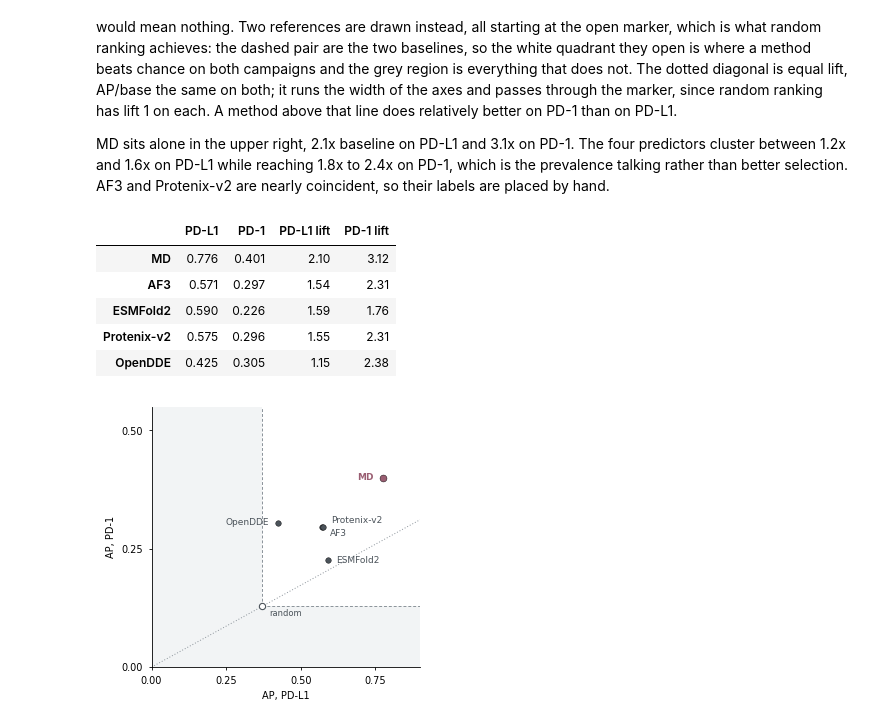
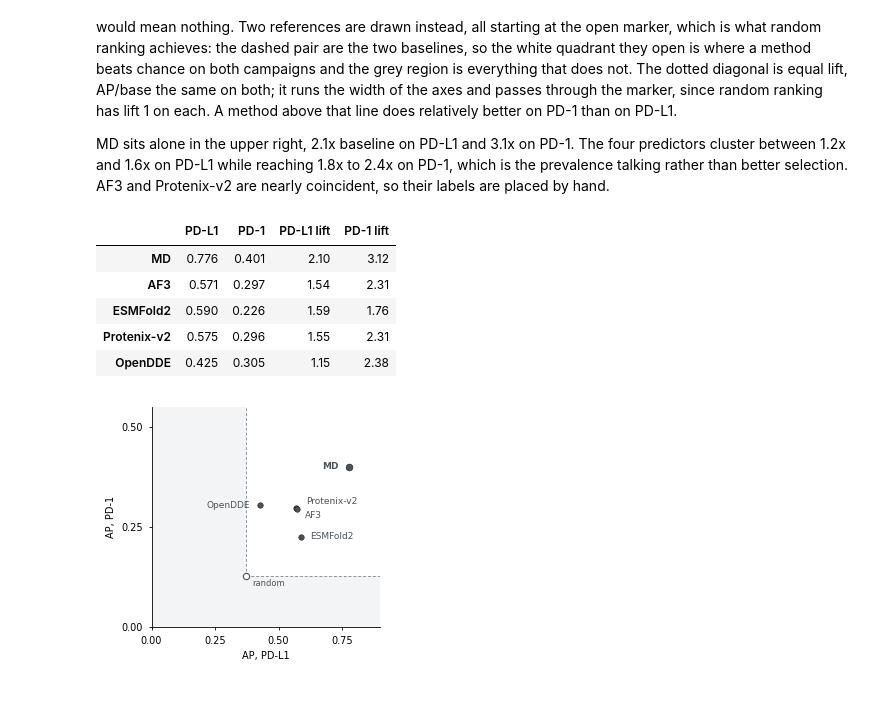
Before and after one commit to Rita-Ann-Roessner/Postdoc-UNIL, a Jupyter notebook: 261111_funnel_paper/Figures.ipynb, the cells around one changed output. Cells and saved outputs as stored; diff of their text form; code cells hidden in the pictures; blank space fills up the shorter version.

```diff
--- a/261111_funnel_paper/Figures.ipynb
+++ b/261111_funnel_paper/Figures.ipynb
@@ -2164,13 +1927,11 @@ AF3 and Protenix-v2 are nearly coincident, so their labels are placed by hand.
 #
 # The two campaigns have different prevalence - 10 of 27 cross-reactive against
 # 5 of 39 - and AP's floor is the prevalence, so the axes are NOT on a common
-# footing and the 45-degree line means nothing here. Two references are drawn
-# instead. The open marker is what random ranking achieves; the dashed pair are
-# the two baselines, drawn from it outward, so the white quadrant is where a
-# method beats chance on both campaigns. The dotted diagonal is equal lift,
-# AP/base the same on both; it runs the width of the axes and passes through
-# the marker, since random ranking has lift 1 on each. A method above that line
-# does relatively better on PD-1 than on PD-L1, below it the reverse.
+# footing and the 45-degree line would mean nothing here. The references drawn
+# instead are the open marker, which is what random ranking achieves, and the
+# two baselines running outward from it, so the white quadrant is where a
+# method beats chance on both campaigns and the grey region is everything that
+# does not.
 import numpy as np, pandas as pd
 import warnings; warnings.simplefilter("ignore")
 import matplotlib.pyplot as plt, seaborn as sns
@@ -2179,13 +1940,13 @@ from sklearn.metrics import average_precision_score
 from campaign_data import load_campaigns, METHODS
 
 plt.rcParams.update({"font.size": 7, "axes.labelsize": 7, "xtick.labelsize": 7,
-                     "ytick.labelsize": 7, "legend.fontsize": 6.5, "axes.linewidth": 0.6,
+                     "ytick.labelsize": 7, "legend.fontsize": 7, "axes.linewidth": 0.6,
                      "xtick.major.width": 0.6, "ytick.major.width": 0.6,
                      "xtick.major.size": 2.5, "ytick.major.size": 2.5})
 
 POS, NEG   = "cross-reactive", "single/none"
 HILITE     = "MD"                                   # the method the paper is about
-DOT        = {"on": "#9A5E72", "off": "#4B535A"}
+DOT        = {"on": "#4B535A", "off": "#4B535A"}
 # AF3 and Protenix-v2 land on top of each other, so the labels are placed by hand
 LABEL_OFF  = {"MD": (-7, 0, "right"), "AF3": (6, -5, "left"),
               "Protenix-v2": (6, 5, "left"), "ESMFold2": (6, 0, "left"),
@@ -2209,7 +1970,7 @@ for lbl, src in load_campaigns():
                                           bn[bn.method == m].value) for m in METHODS}
 ap = pd.DataFrame(ap)
 
-fig, ax = plt.subplots(figsize=(3.2, 3.0))
+fig, ax = plt.subplots(figsize=(2.8, 2.6))   # square, same height as the other panels
 
 bx, by = base["PD-L1"], base["PD-1"]
 XMAX, YMAX = 0.9, 0.55
@@ -2221,8 +1982,6 @@ ax.axvspan(0, bx, color="#F2F4F5", lw=0, zorder=0)
 ax.axhspan(0, by, color="#F2F4F5", lw=0, zorder=0)
 ax.plot([bx, bx], [by, YMAX], color="#8A9299", ls=(0, (3, 2)), lw=0.7, zorder=1)
 ax.plot([bx, XMAX], [by, by], color="#8A9299", ls=(0, (3, 2)), lw=0.7, zorder=1)
-ax.plot([0, XMAX], [0, XMAX * by / bx], color="#8A9299", ls=(0, (1, 2)),
-        lw=0.7, zorder=1)              # equal lift; it passes through the marker
 ax.plot(bx, by, "o", mfc="white", mec="#4B535A", mew=0.8, ms=4.5, zorder=3)
 ax.annotate("random", (bx, by), textcoords="offset points", xytext=(5, -7),
             fontsize=6, color="#4B535A")
@@ -2231,31 +1990,31 @@ for m in METHODS:
     on = m == HILITE
     ax.plot(ap.loc[m, "PD-L1"], ap.loc[m, "PD-1"], "o",
             color=DOT["on" if on else "off"], ms=5.0 if on else 4.0,
             mec="black", mew=0.3, zorder=4)
     dx, dy, ha = LABEL_OFF[m]
     ax.annotate(m, (ap.loc[m, "PD-L1"], ap.loc[m, "PD-1"]),
                 textcoords="offset points", xytext=(dx, dy), va="center", ha=ha,
                 fontsize=6.5, color=DOT["on" if on else "off"],
                 weight="bold" if on else "normal")
 
 ax.set_xlim(0, XMAX)
 ax.set_ylim(0, YMAX)
 ax.set_xlabel("AP, PD-L1")
 ax.set_ylabel("AP, PD-1")
 ax.set_xticks([0, 0.25, 0.5, 0.75])
 ax.set_yticks([0, 0.25, 0.5])
 
 sns.despine(fig)
 fig.tight_layout(pad=0.3)
 fig.savefig("Figure3/ap_pdl1_vs_pd1.svg")
 
 display(pd.concat([ap.round(3),
                    (ap / pd.Series(base)).round(2).add_suffix(" lift")], axis=1))
 # %% [output]
 |  | PD-L1 | PD-1 | PD-L1 lift | PD-1 lift |
 | MD | 0.776 | 0.401 | 2.10 | 3.12 |
 | AF3 | 0.571 | 0.297 | 1.54 | 2.31 |
 | ESMFold2 | 0.590 | 0.226 | 1.59 | 1.76 |
 | Protenix-v2 | 0.575 | 0.296 | 1.55 | 2.31 |
 | OpenDDE | 0.425 | 0.305 | 1.15 | 2.38 |
-[figure, old version]
+[figure, new version]
```
Also changed, not shown: parts of 5 cells of this notebook.
